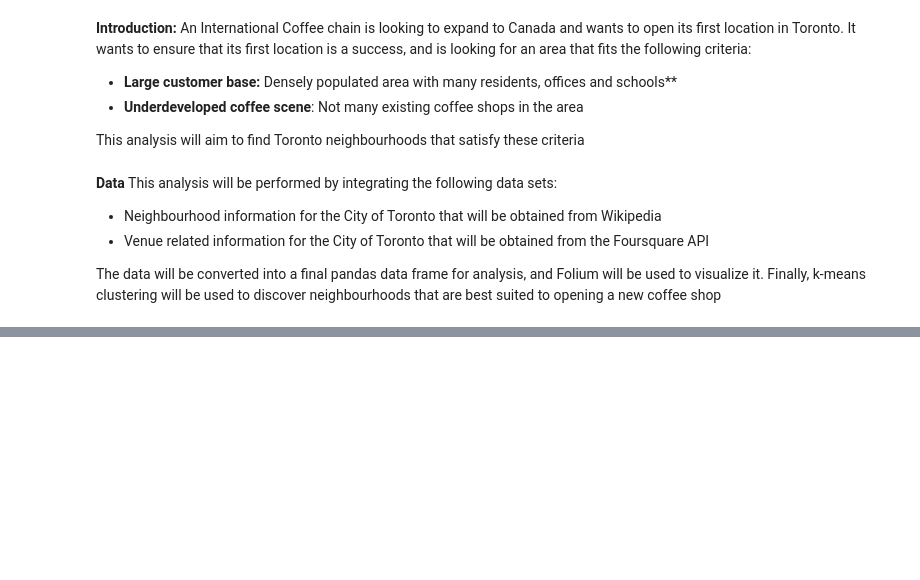
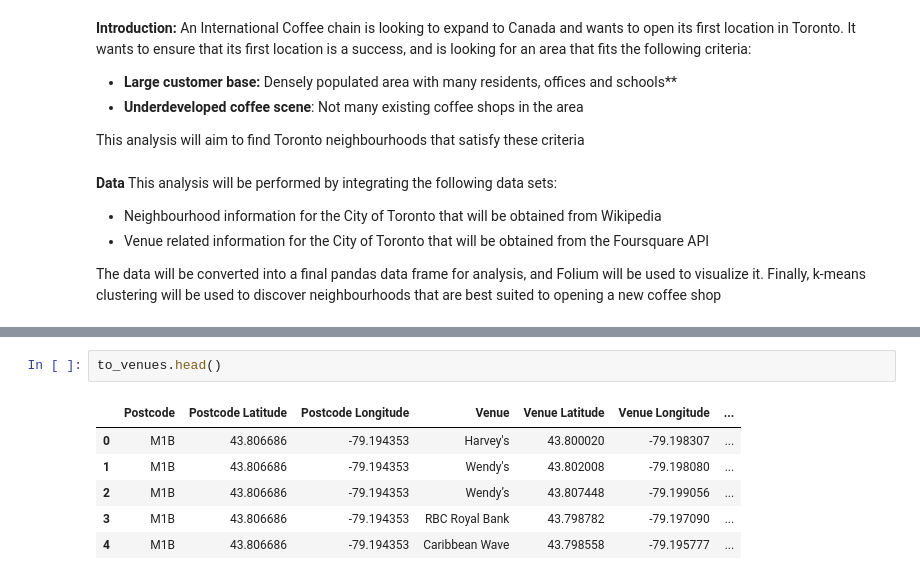
Before and after one commit to avizer/TOCoffee, a Jupyter notebook: TO Coffee Shop.ipynb, the cells around one changed output, grey strips where cells are left out. Cells and saved outputs as stored; diff of their text form; blank space fills up the shorter version.

```diff
--- a/TO Coffee Shop.ipynb
+++ b/TO Coffee Shop.ipynb
@@ -16,0 +302,9 @@ The data will be converted into a final pandas data frame for analysis, and Foli
+# %%
+to_venues.head()
+# %% [output]
+|  | Postcode | Postcode Latitude | Postcode Longitude | Venue | Venue Latitude | Venue Longitude | ... |
+| 0 | M1B | 43.806686 | -79.194353 | Harvey's | 43.800020 | -79.198307 | ... |
+| 1 | M1B | 43.806686 | -79.194353 | Wendy's | 43.802008 | -79.198080 | ... |
+| 2 | M1B | 43.806686 | -79.194353 | Wendy’s | 43.807448 | -79.199056 | ... |
+| 3 | M1B | 43.806686 | -79.194353 | RBC Royal Bank | 43.798782 | -79.197090 | ... |
+| 4 | M1B | 43.806686 | -79.194353 | Caribbean Wave | 43.798558 | -79.195777 | ... |
```
Also changed, not shown: parts of 24 cells of this notebook.
